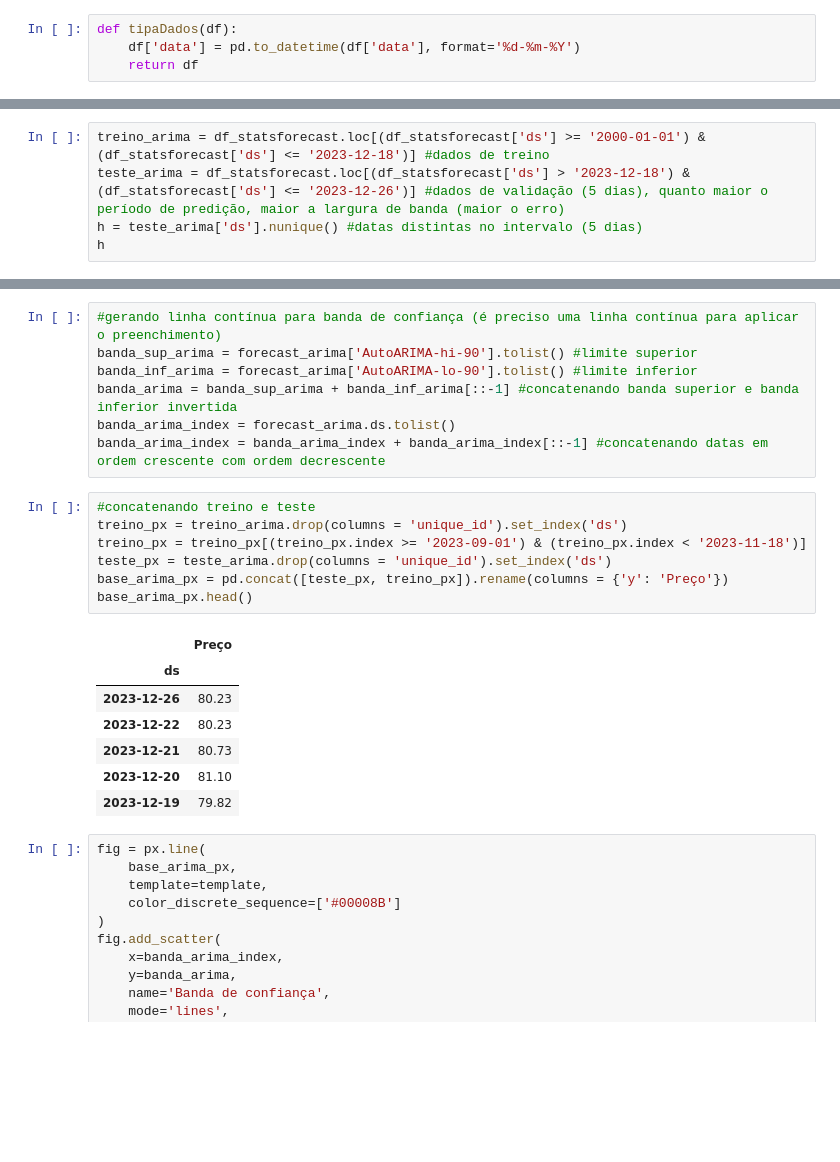
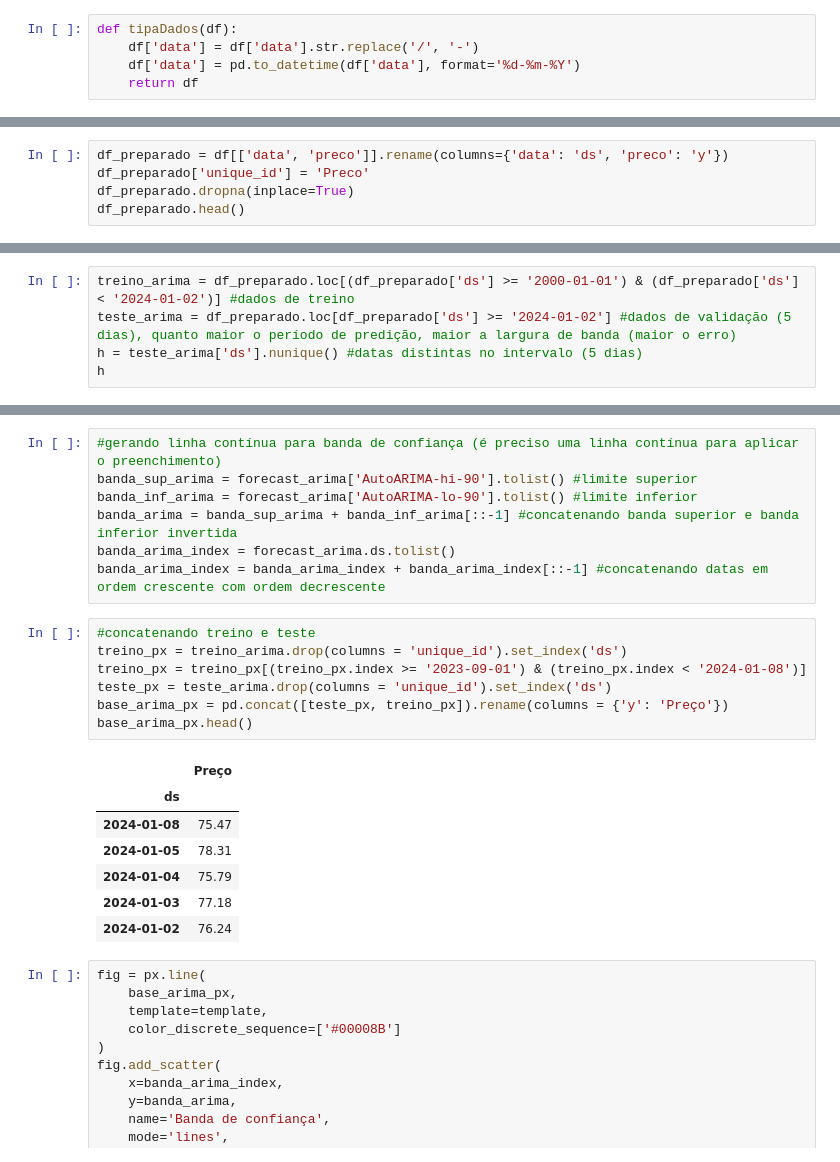
Before and after one commit to jorgeplatero/postech_techchallenge_fase_4, a Jupyter notebook: time_series_petroleo_brent.ipynb, the cells around one changed output, grey strips where cells are left out. Cells and saved outputs as stored; diff of their text form; blank space fills up the shorter version.

```diff
--- a/time_series_petroleo_brent.ipynb
+++ b/time_series_petroleo_brent.ipynb
@@ -109,6 +94,7 @@ def renomeiaColunas(df):
     return df
 # %%
 def tipaDados(df):
+    df['data'] = df['data'].str.replace('/', '-')
     df['data'] = pd.to_datetime(df['data'], format='%d-%m-%Y')
     return df
 # %%
@@ -292,0 +289,5 @@ fig.show()
+# %%
+df_preparado = df[['data', 'preco']].rename(columns={'data': 'ds', 'preco': 'y'})
+df_preparado['unique_id'] = 'Preco'
+df_preparado.dropna(inplace=True)
+df_preparado.head()
@@ -292,0 +303,5 @@ fig.show()
+# %%
+treino_arima = df_preparado.loc[(df_preparado['ds'] >= '2000-01-01') & (df_preparado['ds'] < '2024-01-02')] #dados de treino
+teste_arima = df_preparado.loc[df_preparado['ds'] >= '2024-01-02'] #dados de validação (5 dias), quanto maior o período de predição, maior a largura de banda (maior o erro)
+h = teste_arima['ds'].nunique() #datas distintas no intervalo (5 dias)
+h
@@ -317,5 +327,0 @@ df_statsforecast.head()
-# %%
-treino_arima = df_statsforecast.loc[(df_statsforecast['ds'] >= '2000-01-01') & (df_statsforecast['ds'] <= '2023-12-18')] #dados de treino
-teste_arima = df_statsforecast.loc[(df_statsforecast['ds'] > '2023-12-18') & (df_statsforecast['ds'] <= '2023-12-26')] #dados de validação (5 dias), quanto maior o período de predição, maior a largura de banda (maior o erro)
-h = teste_arima['ds'].nunique() #datas distintas no intervalo (5 dias)
-h
@@ -370,18 +367,18 @@ banda_arima_index = banda_arima_index + banda_arima_index[::-1] #concatenando da
 # %%
 #concatenando treino e teste
 treino_px = treino_arima.drop(columns = 'unique_id').set_index('ds')
-treino_px = treino_px[(treino_px.index >= '2023-09-01') & (treino_px.index < '2023-11-18')]
+treino_px = treino_px[(treino_px.index >= '2023-09-01') & (treino_px.index < '2024-01-08')]
 teste_px = teste_arima.drop(columns = 'unique_id').set_index('ds')
 base_arima_px = pd.concat([teste_px, treino_px]).rename(columns = {'y': 'Preço'})
 base_arima_px.head()
 # %% [output]
 |  | Preço |
 | ds |  |
-| 2023-12-26 | 80.23 |
-| 2023-12-22 | 80.23 |
-| 2023-12-21 | 80.73 |
-| 2023-12-20 | 81.10 |
-| 2023-12-19 | 79.82 |
+| 2024-01-08 | 75.47 |
+| 2024-01-05 | 78.31 |
+| 2024-01-04 | 75.79 |
+| 2024-01-03 | 77.18 |
+| 2024-01-02 | 76.24 |
 # %%
 fig = px.line(
     base_arima_px,
```
Also changed, not shown: parts of 50 cells of this notebook, 9 other files.
